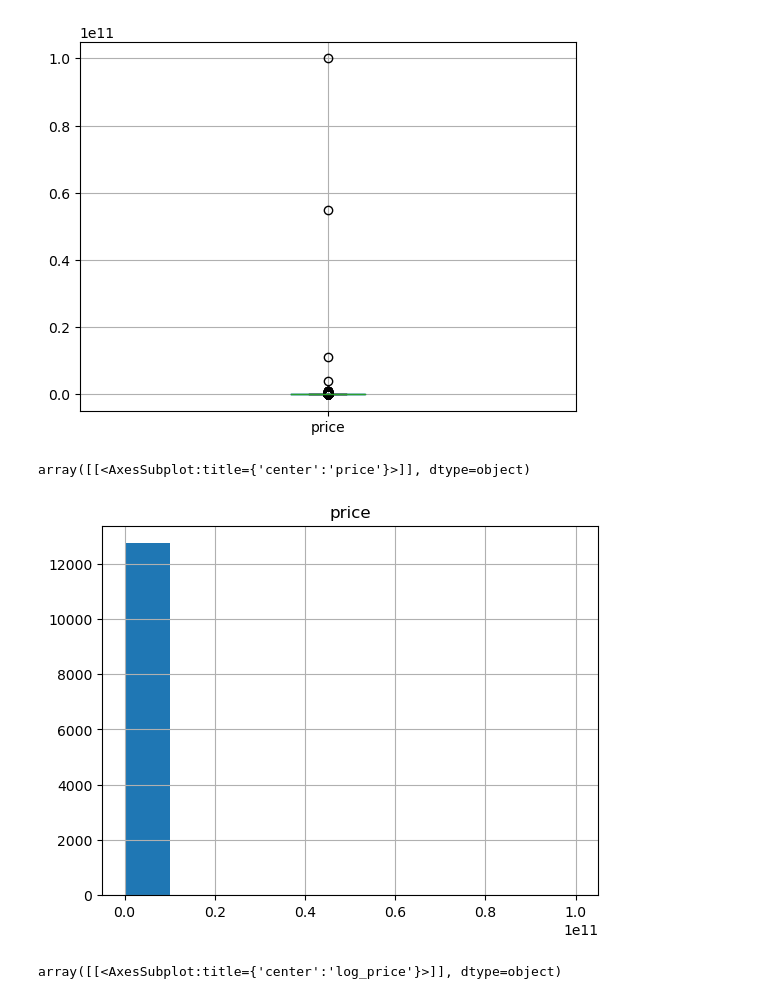
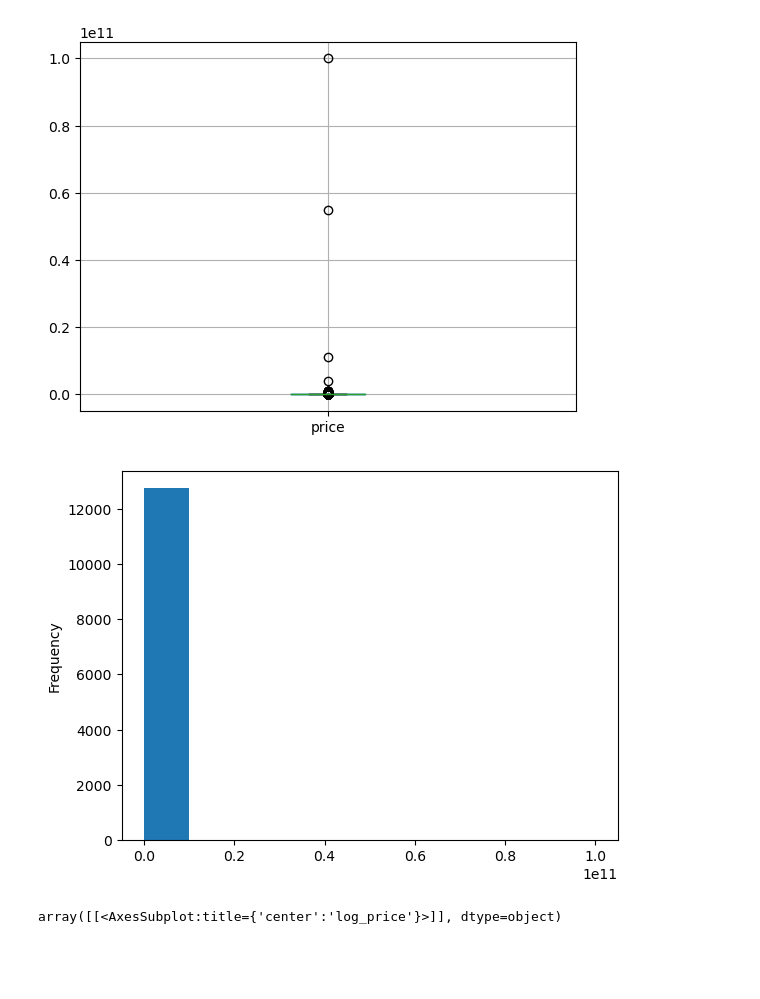
Before and after one commit to fatenchtioui/ff, a Jupyter notebook: index.ipynb, the cells around one changed output. Drawn from its saved outputs; the diff is of its cells as text; code cells hidden in the pictures; blank space fills up the shorter version.

```diff
--- a/index.ipynb
+++ b/index.ipynb
@@ -132,8 +140,3 @@ dataset.columns
 Index(['category', 'room_count', 'bathroom_count', 'size', 'type', 'price',
        'city', 'region', 'log_price'],
       dtype='object')
-# %%
-index_with_nan = dataset.index[dataset.isnull().any(axis=1)]
-index_with_nan
-dataset.drop(index_with_nan,0, inplace=True)
-dataset
@@ -243,10 +241,11 @@ plt.show()
 [figure]
 # %%
 
-dataset.hist(column='price')
+dataset['price'].plot(kind='hist')
+
+plt.show()
 # %% [output]
-array([[<AxesSubplot:title={'center':'price'}>]], dtype=object)
-[figure, old version]
+[figure, new version]
 # %%
 dataset.hist(column='log_price')
 # %% [output]
```
Also changed, not shown: parts of 9 cells of this notebook.
